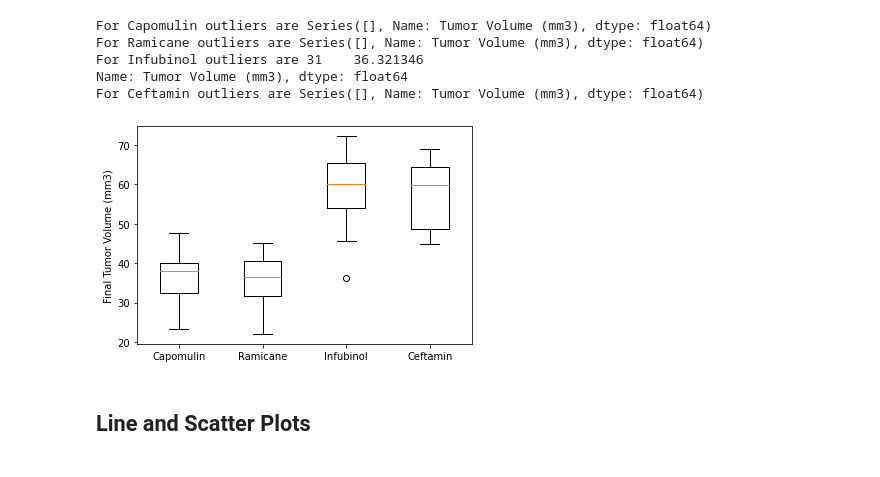
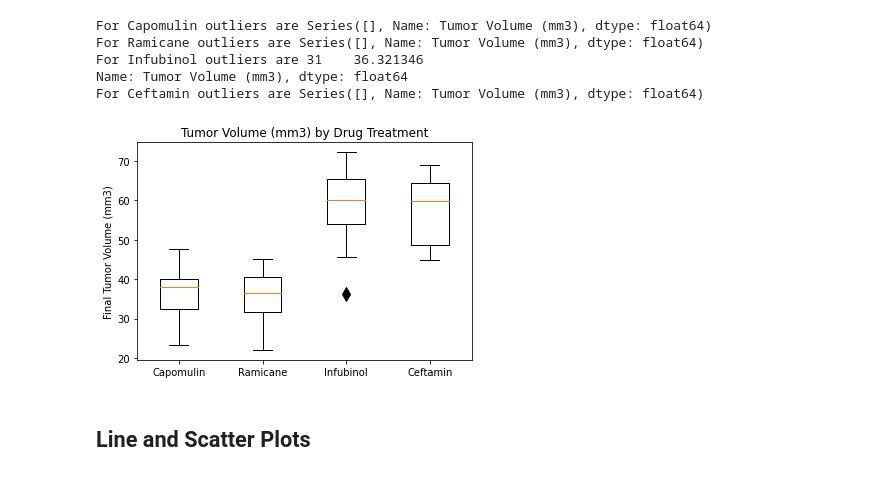
Before and after one commit to tphilippsen/nu-ds-bootcamp, a Jupyter notebook: matplotlib-challenge/pymaceuticals_homework.ipynb, the cells around one changed output. Drawn from its saved outputs; the diff is of its cells as text; code cells hidden in the pictures.

```diff
--- a/matplotlib-challenge/pymaceuticals_homework.ipynb
+++ b/matplotlib-challenge/pymaceuticals_homework.ipynb
@@ -324,11 +310,13 @@ For Ceftamin outliers are Series([], Name: Tumor Volume (mm3), dtype: float64)
 # %%
 # Generate a box plot that shows the distrubution of the tumor volume for each treatment group.
 
-plt.boxplot(tumor_vols, labels = drugs)
+outliers = dict(marker = 'd', markerfacecolor = 'black', markersize = 10)
+plt.boxplot(tumor_vols, labels = drugs, flierprops= outliers)
 plt.ylabel('Final Tumor Volume (mm3)')
+plt.title('Tumor Volume (mm3) by Drug Treatment')
 plt.show()
 # %% [output]
-[figure, old version]
+[figure, new version]
 # %% [markdown]
 ## Line and Scatter Plots
 # %%
```
Also changed, not shown: parts of 9 cells of this notebook.
